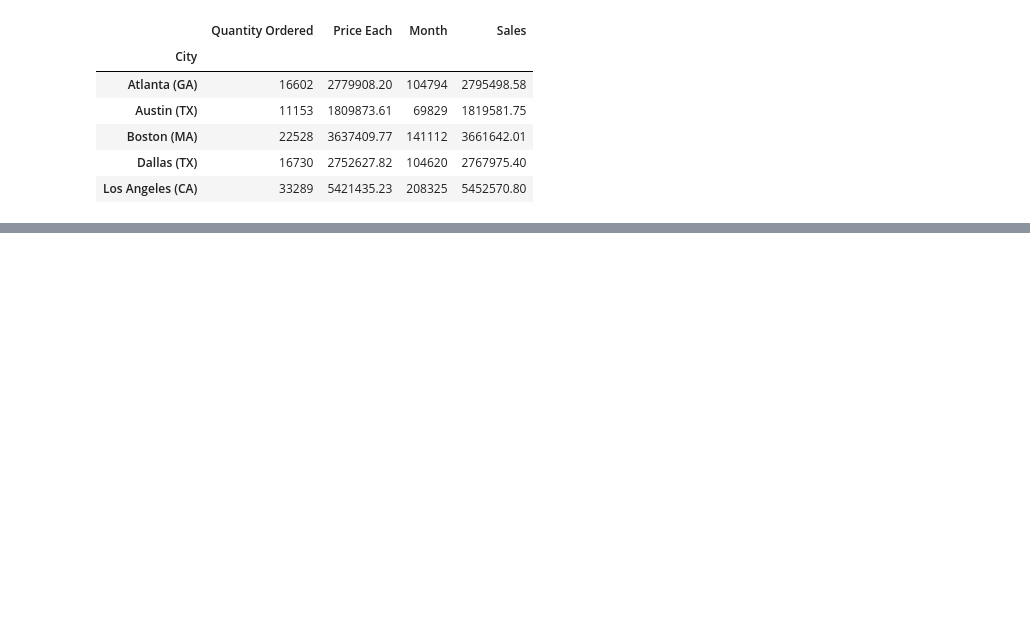
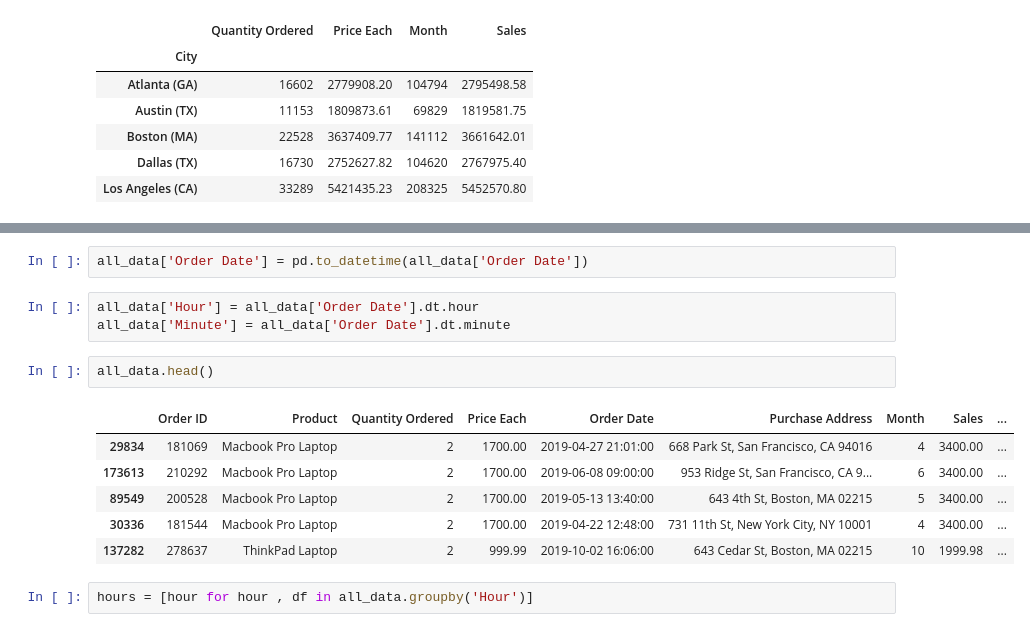
Before and after one commit to MarinaTheAnalyst/Python_Sub, a Jupyter notebook: Analysis.ipynb, the cells around one changed output, grey strips where cells are left out. Saved outputs shown, nothing was run; the diff lists cells and outputs as text; blank space fills up the shorter version.

```diff
--- a/Analysis.ipynb
+++ b/Analysis.ipynb
@@ -135,0 +141,16 @@ plt.show()
+# %%
+all_data['Order Date'] = pd.to_datetime(all_data['Order Date'])
+# %%
+all_data['Hour'] = all_data['Order Date'].dt.hour
+all_data['Minute'] = all_data['Order Date'].dt.minute
+# %%
+all_data.head()
+# %% [output]
+|  | Order ID | Product | Quantity Ordered | Price Each | Order Date | Purchase Address | Month | Sales | ... |
+| 29834 | 181069 | Macbook Pro Laptop | 2 | 1700.00 | 2019-04-27 21:01:00 | 668 Park St, San Francisco, CA 94016 | 4 | 3400.00 | ... |
+| 173613 | 210292 | Macbook Pro Laptop | 2 | 1700.00 | 2019-06-08 09:00:00 | 953 Ridge St, San Francisco, CA 9... | 6 | 3400.00 | ... |
+| 89549 | 200528 | Macbook Pro Laptop | 2 | 1700.00 | 2019-05-13 13:40:00 | 643 4th St, Boston, MA 02215 | 5 | 3400.00 | ... |
+| 30336 | 181544 | Macbook Pro Laptop | 2 | 1700.00 | 2019-04-22 12:48:00 | 731 11th St, New York City, NY 10001 | 4 | 3400.00 | ... |
+| 137282 | 278637 | ThinkPad Laptop | 2 | 999.99 | 2019-10-02 16:06:00 | 643 Cedar St, Boston, MA 02215 | 10 | 1999.98 | ... |
+# %%
+hours = [hour for hour , df in all_data.groupby('Hour')]
```
Also changed, not shown: parts of 12 cells of this notebook.
